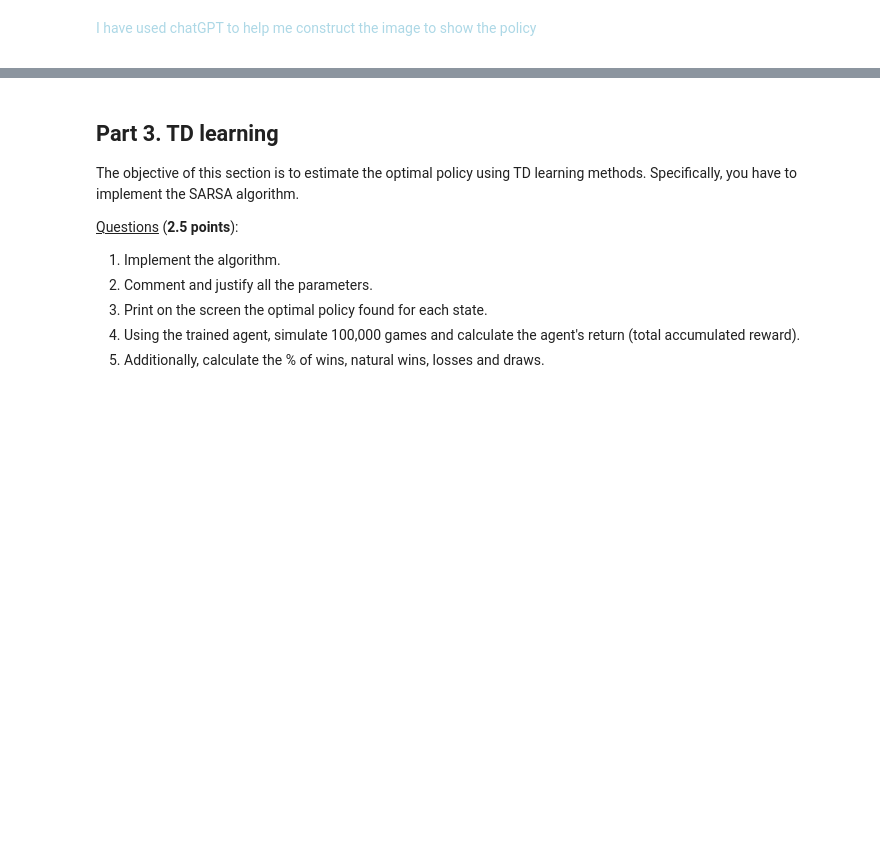
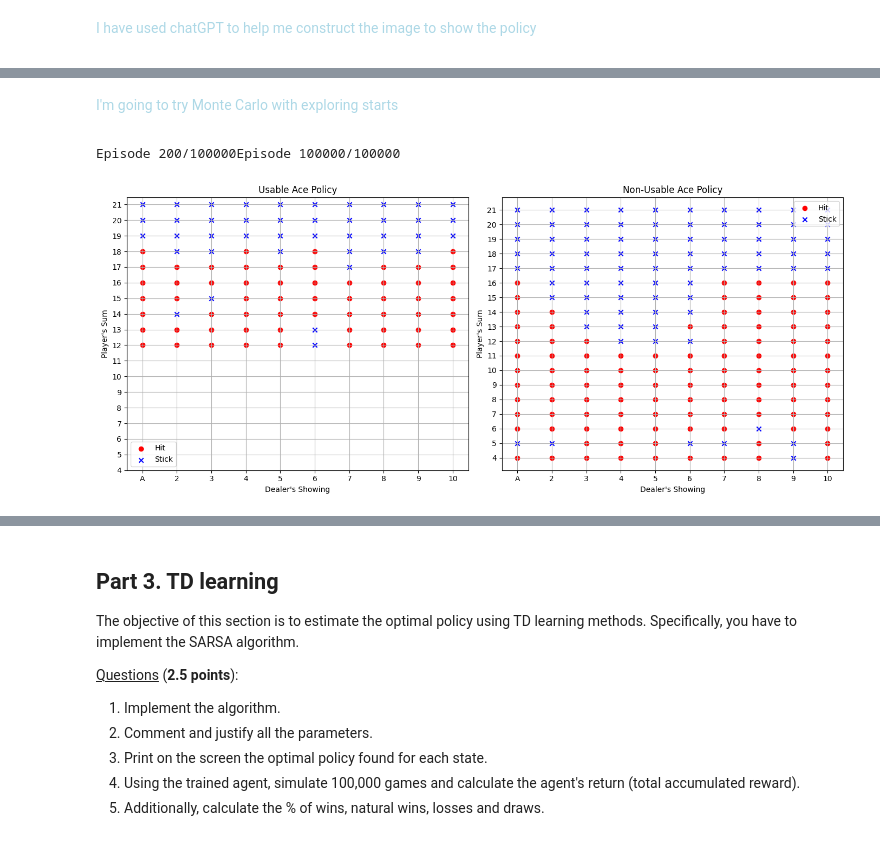
Before and after one commit to Martinacarretta/Paradigms_ML, a Jupyter notebook: practical LAB 1/PRA1_BlackJack.ipynb, the cells around one changed output, grey strips where cells are left out. Saved outputs shown, nothing was run; the diff lists cells and outputs as text; code cells hidden in the pictures; blank space fills up the shorter version.

```diff
--- a/practical LAB 1/PRA1_BlackJack.ipynb
+++ b/practical LAB 1/PRA1_BlackJack.ipynb
@@ -237,7 +237,7 @@ def mc_control_on_policy_epsilon_greedy(env, num_episodes, discount=1.0, epsilon
 
         G = 0
         # for each time step
-        for j, (state, action, reward) in enumerate (episode[::-1]):
+        for state, action, reward in episode[::-1]:
             sa_pair = (state, action)
 
             # We add up all the rewards since the first appearance
@@ -260,6 +260,13 @@ Episode 100000/100000
 # %%
-print("POLICY:")
+import pandas as pd
+
+data = []
 for state in Q.keys():
     action_probabilities = policy(state)
-    print(f"State: {state}, Policy: {action_probabilities}")
+    data.append({'State': state, 'Policy': action_probabilities})
+
+df = pd.DataFrame(data) # I put it in a dataframe to make it easier to display
+
+# Display only the first 10 rows
+df.head(10)
 # %% [output]
@@ -452,0 +436,61 @@ Draw percentage: 30.644%
+# %% [markdown]
+<span style="color: lightblue;">
+
+I'm going to try Monte Carlo with exploring starts
+</span>
+# %%
+def mc_control_exploring_starts(env, num_episodes, discount=1.0):
+
+    # We store the sum and number of returns for each state to calculate the average.
+    # We could use an array to store all the returns, but it is inefficient in terms of memory.
+    returns_sum = defaultdict(float)
+    returns_count = defaultdict(float)
+
+    # The Q action value function.
+    # A nested dictionary whose correspondence is state -> (action -> action-value).
+    # Initially we initialize it to zero
+    Q = defaultdict(lambda: np.zeros(env.action_space.n))
+
+    for i_episode in range(1, num_episodes + 1):
+        # We print which episode we are in, useful for debugging.
+        if i_episode % 100 == 0:
+            print("\rEpisode {}/{}".format(i_episode, num_episodes), end="")
+            sys.stdout.flush()
+
+        # Generate an episode
+        episode = []
+        state, _ = env.reset()
+        done = False
+        action = np.random.choice(np.arange(env.action_space.n)) # Start with random aaction
+
+        while not done:
+            next_state, reward, done, _, _ = env.step(action)
+            episode.append((state, action, reward))
+
+            if not done:
+                action = np.argmax(Q[next_state]) # Choose the best action according to the Q function computed with the policy
+            state = next_state
+
+        G = 0
+        for state, action, reward in reversed(episode):
+            sa_pair = (state, action)
+
+            G = reward + discount * G
+
+            # Update the returns_sum and returns_count
+            returns_sum[sa_pair] += G
+            returns_count[sa_pair] += 1.0
+            Q[state][action] = returns_sum[sa_pair] / returns_count[sa_pair]
+
+    # The greedy policy is implicitly improved by using the updated Q values
+    def greedy_policy(state):
+        """Returns the greedy action for a given state based on Q values."""
+        return np.argmax(Q[state])
+
+    return Q, greedy_policy
+
+Q, policy = mc_control_exploring_starts(env, 100000, discount=1.0)
+plot_policy(Q, policy)
+# %% [output]
+Episode 200/100000Episode 100000/100000
+[figure, added]
```
Also changed, not shown: parts of 12 cells of this notebook.
